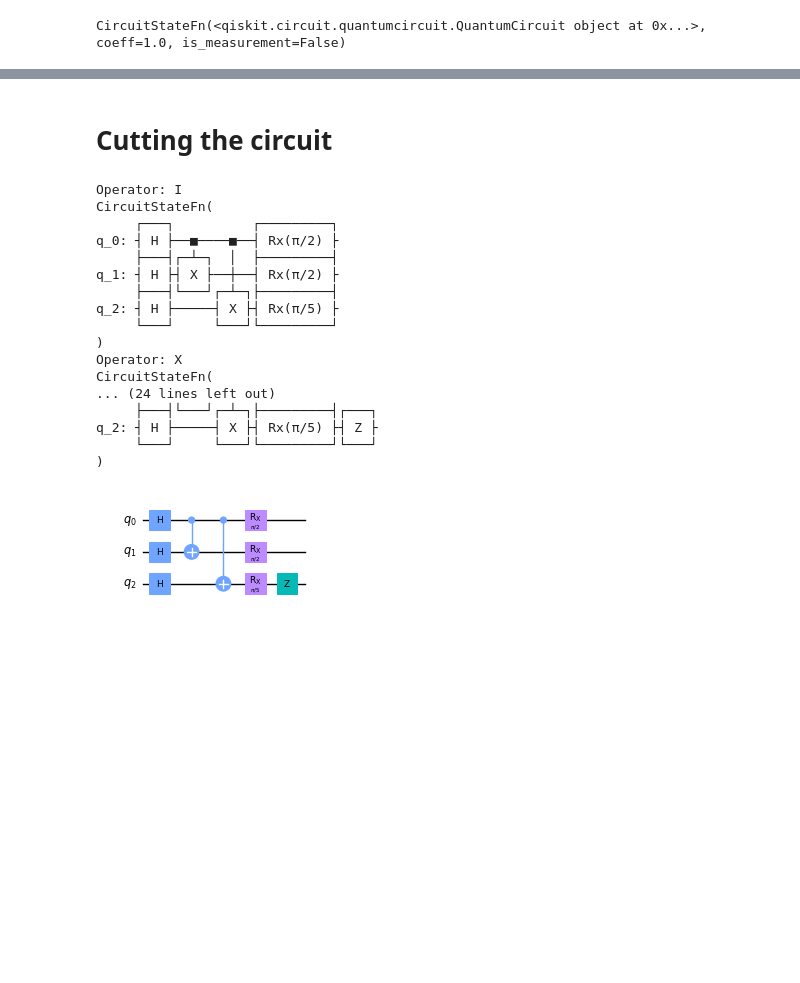
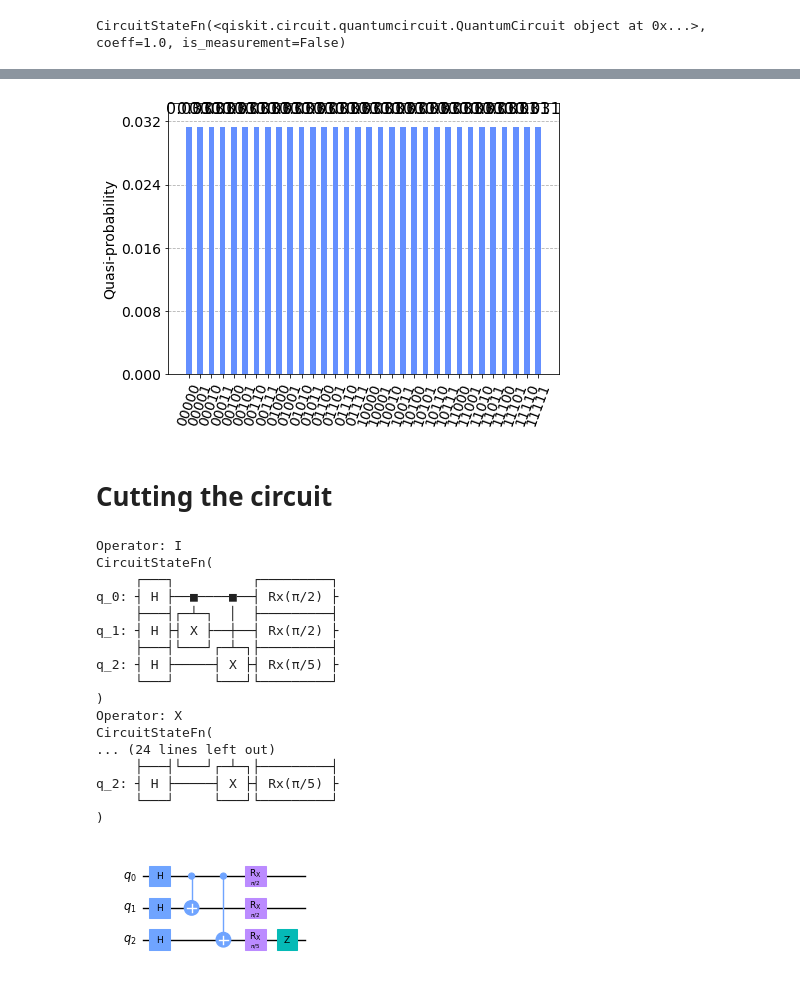
Before and after one commit to wiskasEpiphi/Qiskit-Hackathon-BCN, a Jupyter notebook: challenges/BSC_challenge.ipynb, the cells around one changed output, grey strips where cells are left out. Saved outputs shown, nothing was run; the diff lists cells and outputs as text; code cells hidden in the pictures; blank space fills up the shorter version.

```diff
--- a/challenges/BSC_challenge.ipynb
+++ b/challenges/BSC_challenge.ipynb
@@ -216,8 +222,10 @@ Math: 0.9999999999999991
 # %%
-#job = execute(circuit, Aer.get_backend('statevector_simulator'))
-#counts = job.result().get_counts()
+job = execute(circuit, Aer.get_backend('statevector_simulator'))
+counts = job.result().get_counts()
 
-#plot_histogram(counts)
+plot_histogram(counts)
+# %% [output]
+[figure, added]
 # %% [markdown]
 # **Cutting the circuit**
 # %%
@@ -238,12 +246,12 @@ for OPERATOR in list_of_opeartors:
     circuit1.rx(np.pi/2, 0)
     circuit1.rx(np.pi/2, 1)
 
-    circuit1.append(OPERATOR, [2])
+    #circuit1.append(OPERATOR, [2])
     #job = execute(circuit1, Aer.get_backend('statevector_simulator'))
     #counts = job.result().get_counts()
     circuit_state = CircuitStateFn(circuit1)
     print(circuit_state)
-    expected_value = circuit_state.adjoint().compose(X).compose(circuit_state).eval().real
+    expected_value = circuit_state.adjoint().compose(X^X^OPERATOR).compose(circuit_state).eval().real
 
     results_1.append(expected_value)
 
@@ -262,9 +270,9 @@ q_2: ┤ H ├─────┤ X ├┤ Rx(π/5) ├
 Operator: X
 CircuitStateFn(
 ... (24 lines left out)
-     ├───┤└───┘┌─┴─┐├─────────┤┌───┐
-q_2: ┤ H ├─────┤ X ├┤ Rx(π/5) ├┤ Z ├
-     └───┘     └───┘└─────────┘└───┘
+     ├───┤└───┘┌─┴─┐├─────────┤
+q_2: ┤ H ├─────┤ X ├┤ Rx(π/5) ├
+     └───┘     └───┘└─────────┘
 )
 # %%
 circuit1.draw("mpl", fold=-1, scale=0.7)
```
Also changed, not shown: parts of 13 cells of this notebook.
